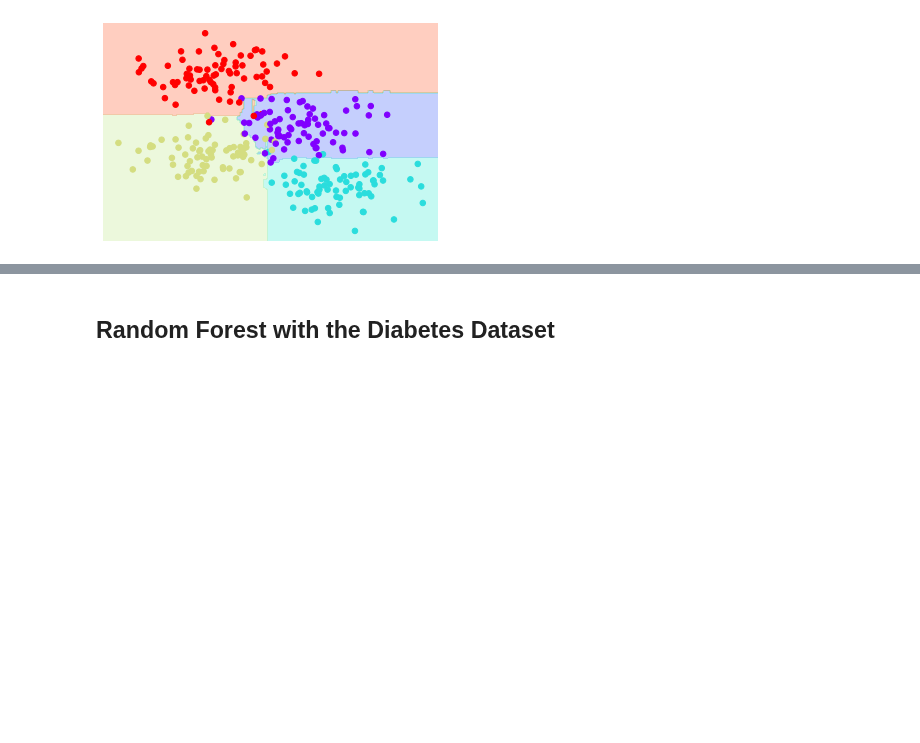
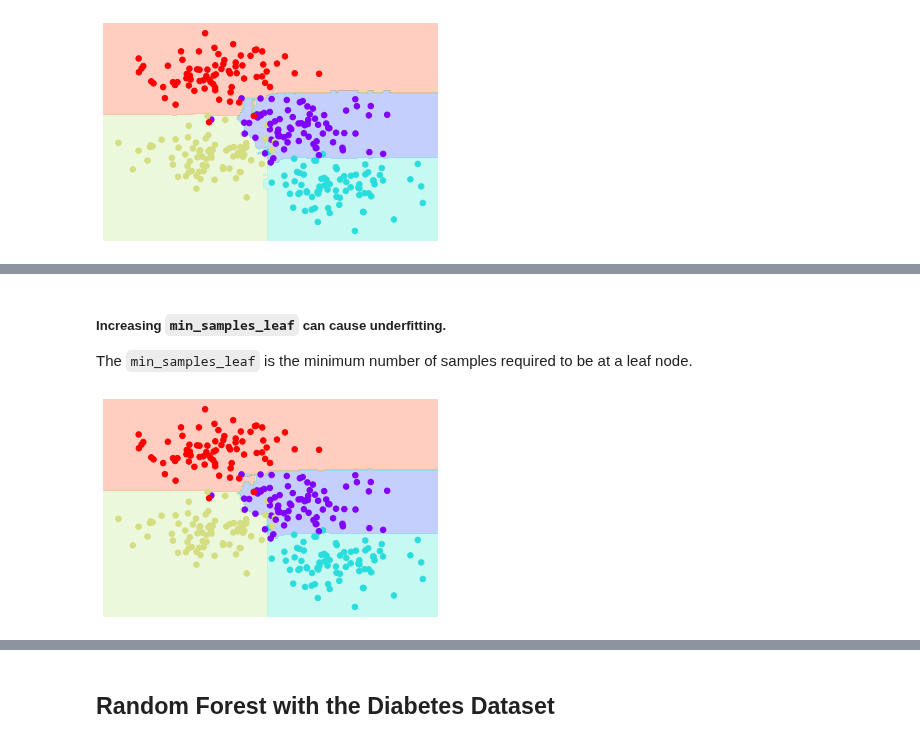
Before and after one commit to rrwabina/RADI605, a Jupyter notebook: 06 Random Forests/scripts/Practice.ipynb, the cells around one changed output, grey strips where cells are left out. Cells and saved outputs as stored; diff of their text form; code cells hidden in the pictures; blank space fills up the shorter version.

```diff
--- a/06 Random Forests/scripts/Practice.ipynb
+++ b/06 Random Forests/scripts/Practice.ipynb
@@ -186,0 +204,9 @@ visualize_classifier(model, X, y)
+# %% [markdown]
+#####  Increasing <code>min_samples_leaf</code> can cause underfitting.
+
+The <code>min_samples_leaf</code> is the minimum number of samples required to be at a leaf node.
+# %%
+model = RandomForestClassifier(n_estimators = 100, random_state = 0, min_samples_leaf = 2)
+visualize_classifier(model, X, y)
+# %% [output]
+[figure, added]
```
Also changed, not shown: parts of 10 cells of this notebook.
